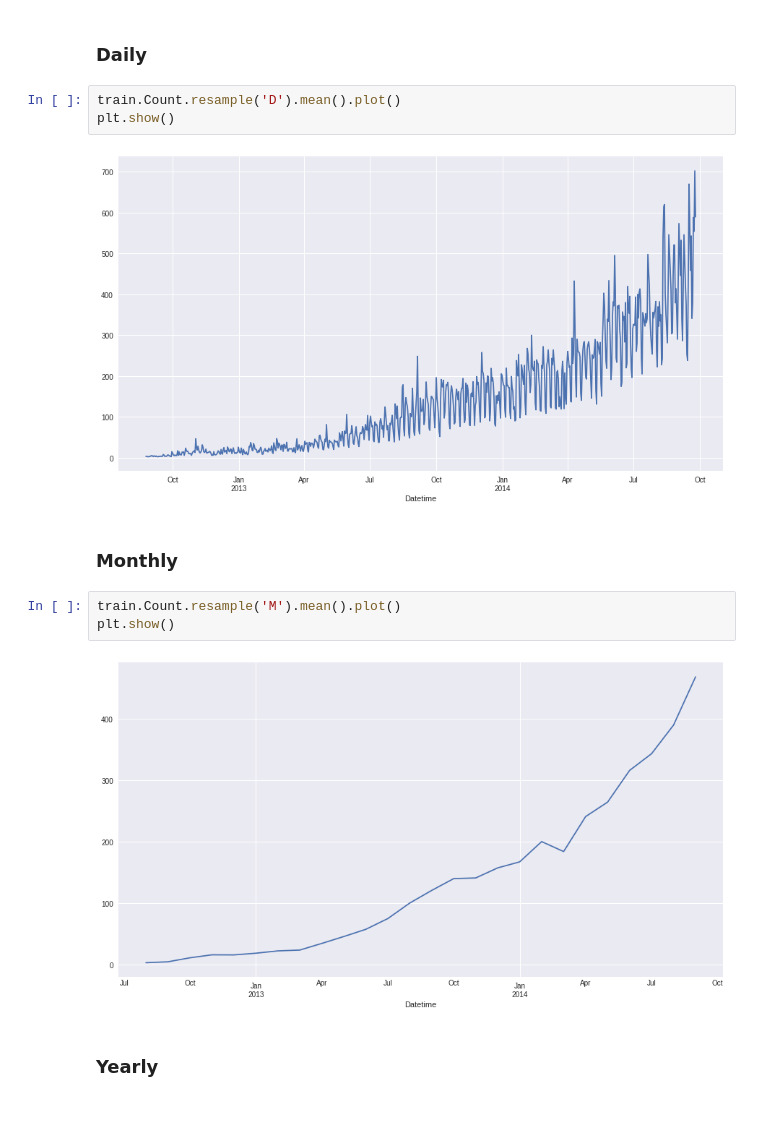
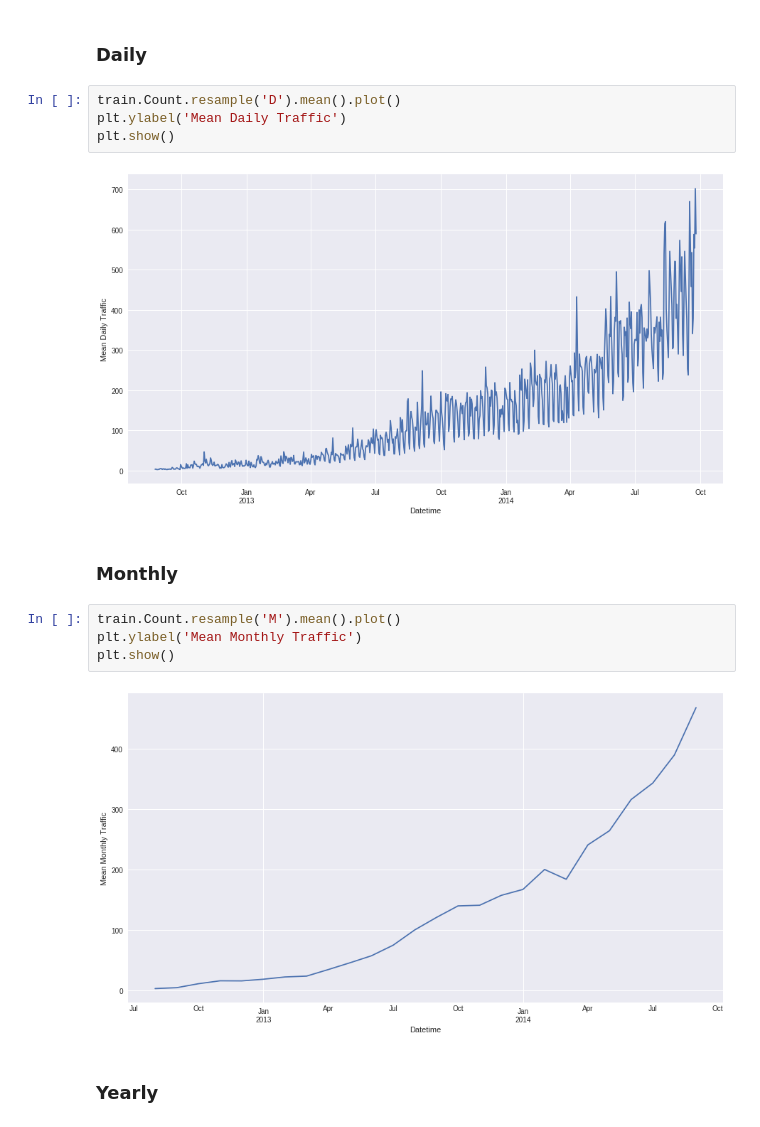
Before and after one commit to shreyas-kalmegh/time-series-AV, a Jupyter notebook: timeSeriesProphet.ipynb, the cells around one changed output. Saved outputs shown, nothing was run; the diff lists cells and outputs as text.

```diff
--- a/timeSeriesProphet.ipynb
+++ b/timeSeriesProphet.ipynb
@@ -168,16 +171,18 @@ plt.show()
 ### Daily
 # %%
 train.Count.resample('D').mean().plot()
+plt.ylabel('Mean Daily Traffic')
 plt.show()
 # %% [output]
-[figure, old version]
+[figure, new version]
 # %% [markdown]
 ### Monthly
 # %%
 train.Count.resample('M').mean().plot()
+plt.ylabel('Mean Monthly Traffic')
 plt.show()
 # %% [output]
-[figure, old version]
+[figure, new version]
 # %% [markdown]
 ### Yearly
 # %%
```
Also changed, not shown: parts of 16 cells of this notebook.
